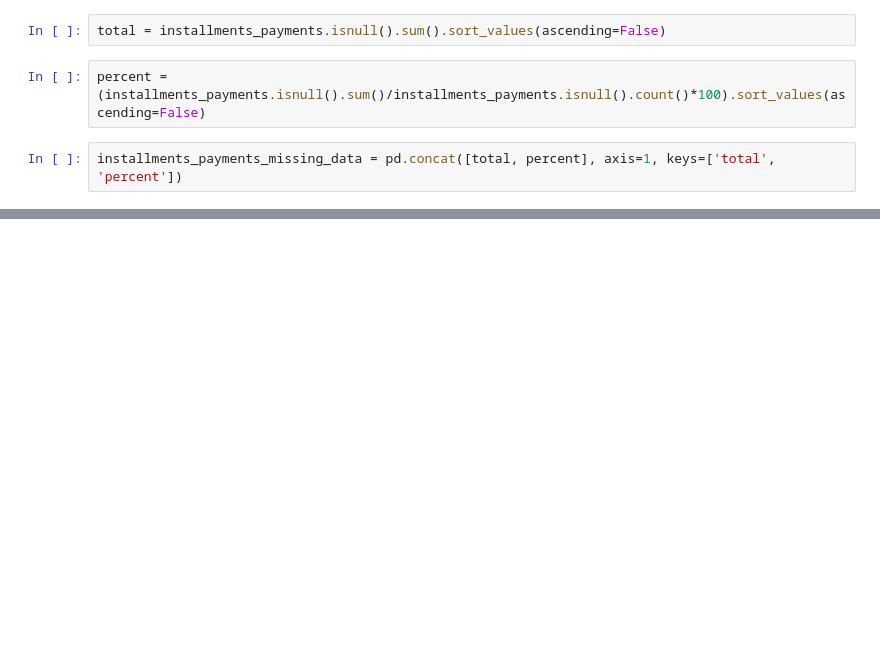
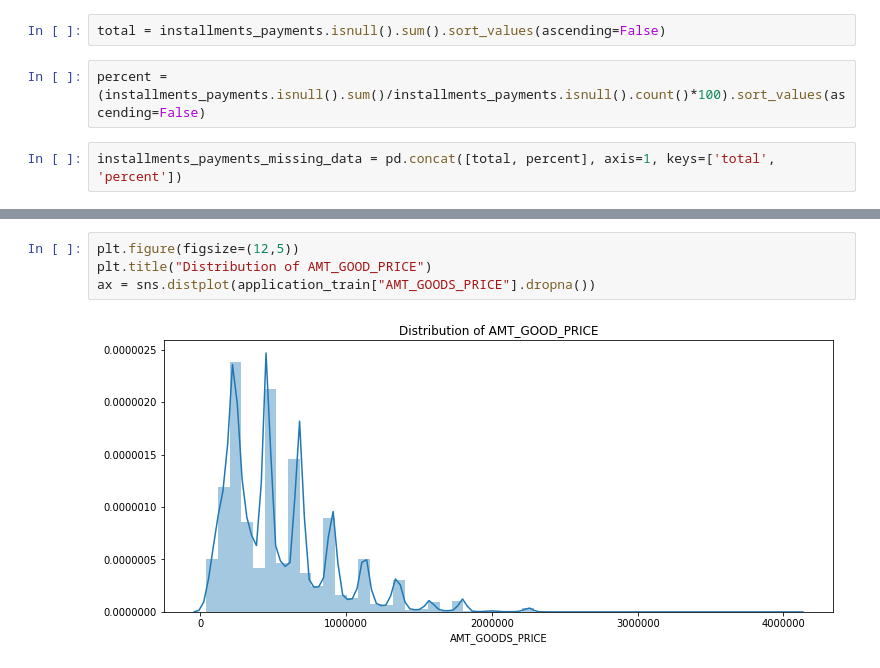
Before and after one commit to raolmatrix/DS-Project, a Jupyter notebook: Home Credit.ipynb, the cells around one changed output, grey strips where cells are left out. Cells and saved outputs as stored; diff of their text form; blank space fills up the shorter version.

```diff
--- a/Home Credit.ipynb
+++ b/Home Credit.ipynb
@@ -221,0 +463,6 @@ installments_payments_missing_data.head()
+# %%
+plt.figure(figsize=(12,5))
+plt.title("Distribution of AMT_GOOD_PRICE")
+ax = sns.distplot(application_train["AMT_GOODS_PRICE"].dropna())
+# %% [output]
+[figure, added]
```
Also changed, not shown: parts of 97 cells of this notebook.
